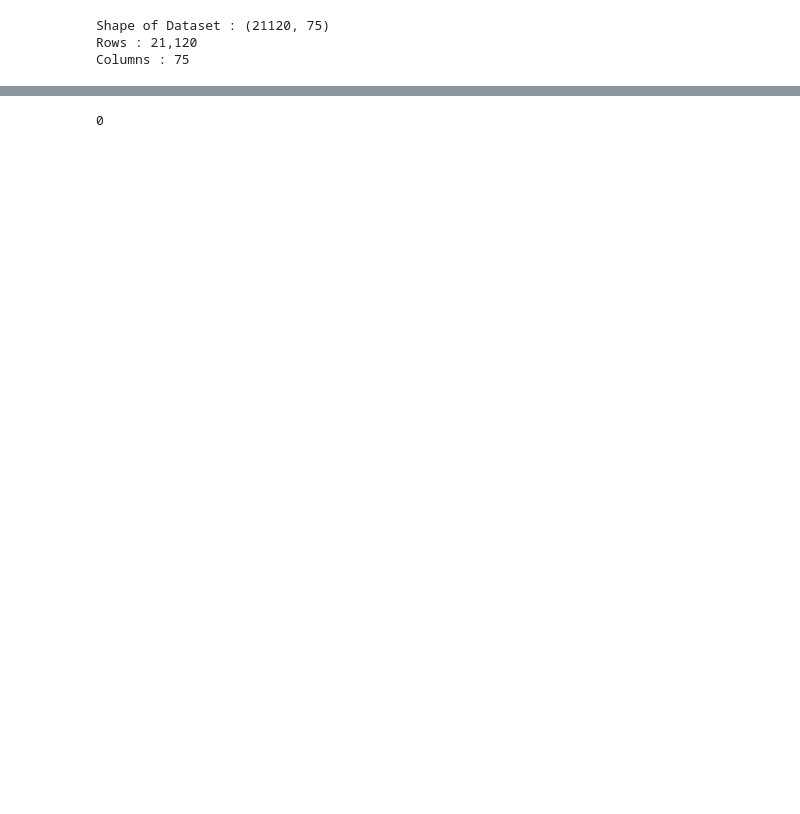
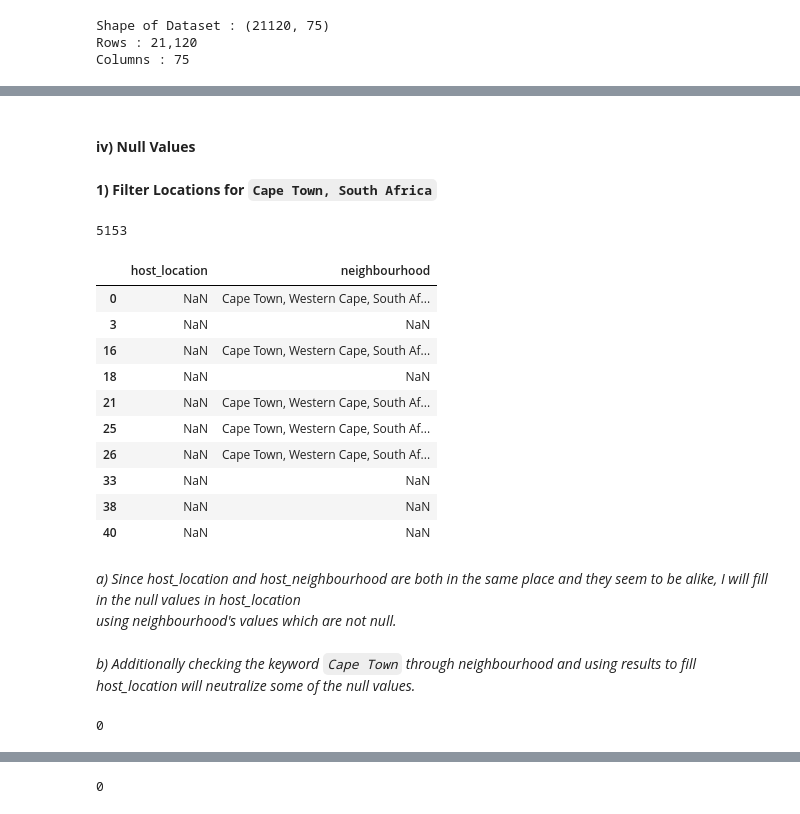
Before and after one commit to adrianjuliusaluoch/Data_Preprocessing_Cape_Town_Airbnb_Listings, a Jupyter notebook: data_cleaning.ipynb, the cells around one changed output, grey strips where cells are left out. Saved outputs shown, nothing was run; the diff lists cells and outputs as text; code cells hidden in the pictures; blank space fills up the shorter version.

```diff
--- a/data_cleaning.ipynb
+++ b/data_cleaning.ipynb
@@ -263,0 +196,11 @@ data.iloc[:4]
+# %%
+text=['host_verifications','amenities','price','host_response_rate','host_acceptance_rate']
+for index in text:
+    if index == 'price':
+        data[index]=data[index].str.replace('$','').str.replace(',','')
+
+    elif index == 'host_response_rate' or index == 'host_acceptance_rate':
+        data[index]=data[index].str.replace('%','').str.strip()
+
+    else:
+        data[index]=data[index].str.replace('[','').str.replace(']','').str.replace('"','').str.replace("'",'')
@@ -263,0 +209,7 @@ data.iloc[:4]
+# %%
+cont=['Half','half']
+for index in cont:
+    data['bathrooms_text']=np.where(data['bathrooms_text'].str.contains(index),1,data['bathrooms_text'])
+# %%
+data[['bathrooms','text','space']]=data['bathrooms_text'].str.split(expand=True)
+data.drop(['text','space'],axis=1,inplace=True)
@@ -263,0 +220,4 @@ data.iloc[:4]
+# %%
+ints=['host_response_rate','host_acceptance_rate','bathrooms','beds','bedrooms','price']
+for index in ints:
+    data[index]=round(pd.to_numeric(data[index])).astype('Int64')
@@ -263,0 +229,24 @@ data.iloc[:4]
+# %% [markdown]
+#### ****iv) Null Values****
+# %% [markdown]
+**1) Filter Locations for `Cape Town, South Africa`**
+# %%
+data['host_location'].isna().sum()
+# %% [output]
+5153
+# %%
+data.loc[data['host_location'].isna()][['host_location','neighbourhood']].iloc[:10]
+# %% [output]
+|  | host_location | neighbourhood |
+| 0 | NaN | Cape Town, Western Cape, South Af... |
+| 3 | NaN | NaN |
+| 16 | NaN | Cape Town, Western Cape, South Af... |
+| 18 | NaN | NaN |
+| 21 | NaN | Cape Town, Western Cape, South Af... |
+| 25 | NaN | Cape Town, Western Cape, South Af... |
+| 26 | NaN | Cape Town, Western Cape, South Af... |
+| 33 | NaN | NaN |
+| 38 | NaN | NaN |
+| 40 | NaN | NaN |
+# %% [markdown]
+*a) Since host_location and host_neighbourhood are both in the same place and they seem to be alike, I will fill in the null values in host_location<br/> using neighbourhood's values which are not null.*
@@ -263,0 +255,2 @@ data.iloc[:4]
+# %% [markdown]
+*b) Additionally checking the keyword `Cape Town` through neighbourhood and using results to fill host_location will neutralize some of the null values.*
@@ -263,0 +261,4 @@ data.iloc[:4]
+# %%
+data['host_location'].isna().sum()
+# %% [output]
+0
```
Also changed, not shown: parts of 72 cells of this notebook, 1 other file.
